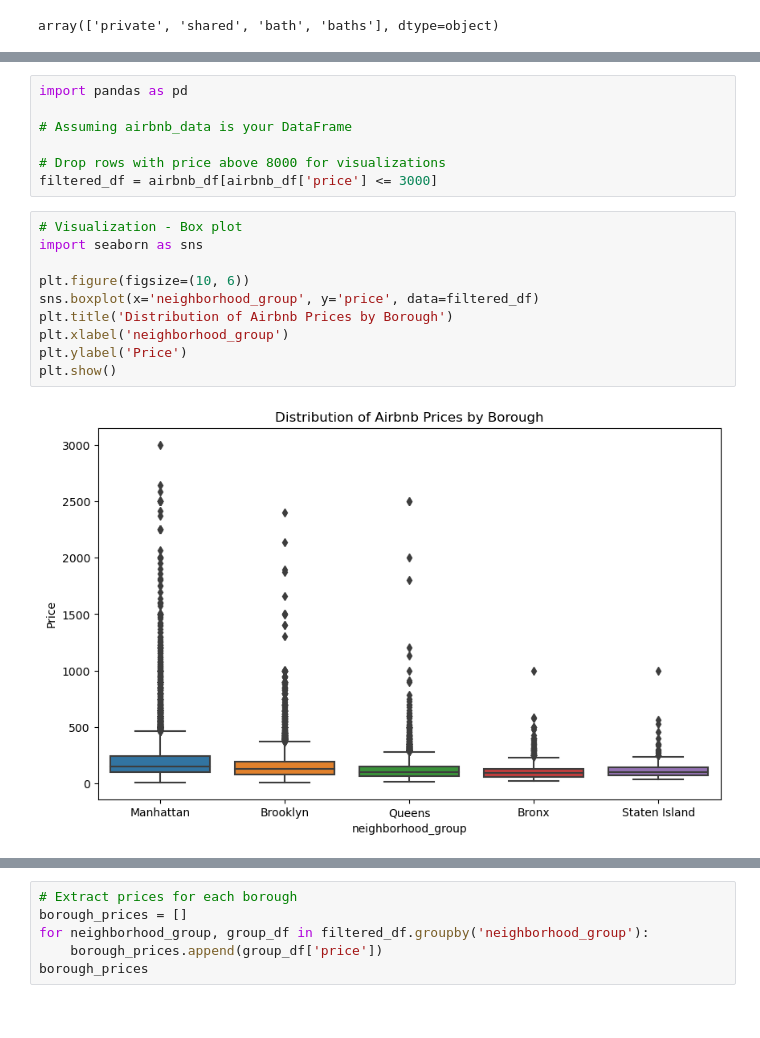
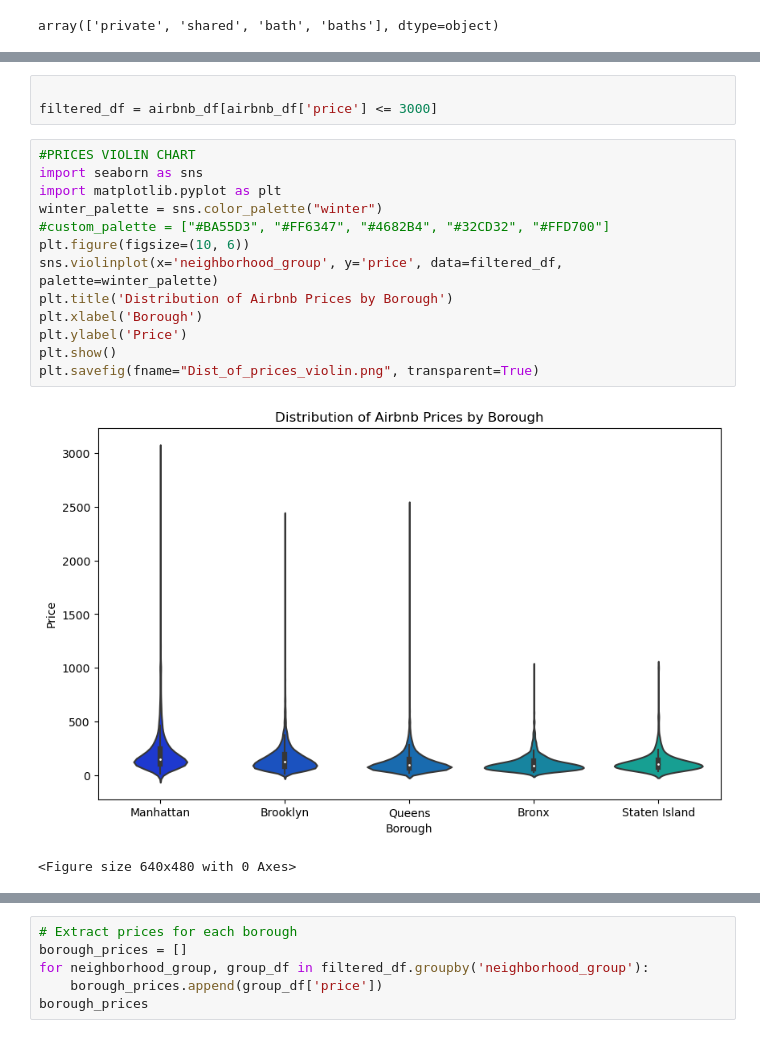
Before and after one commit to zippyprod/Project-3, a Jupyter notebook: charts.ipynb, the cells around one changed output, grey strips where cells are left out. Drawn from its saved outputs; the diff is of its cells as text.

Commit message:
update chart file

```diff
--- a/charts.ipynb
+++ b/charts.ipynb
@@ -308,19 +295,19 @@ Staten Island        285.0  1.501754  0.898452  1.0  1.0  1.0  2.0   6.0
-# %%
-import pandas as pd
-
-# Assuming airbnb_data is your DataFrame
-
-# Drop rows with price above 8000 for visualizations
-filtered_df = airbnb_df[airbnb_df['price'] <= 3000]
+# %%
+
+filtered_df = airbnb_df[airbnb_df['price'] <= 3000]
 # %%
-# Visualization - Box plot
+#PRICES VIOLIN CHART
 import seaborn as sns
-
+import matplotlib.pyplot as plt
+winter_palette = sns.color_palette("winter")
+#custom_palette = ["#BA55D3", "#FF6347", "#4682B4", "#32CD32", "#FFD700"]
 plt.figure(figsize=(10, 6))
-sns.boxplot(x='neighborhood_group', y='price', data=filtered_df)
+sns.violinplot(x='neighborhood_group', y='price', data=filtered_df, palette=winter_palette)
 plt.title('Distribution of Airbnb Prices by Borough')
-plt.xlabel('neighborhood_group')
+plt.xlabel('Borough')
 plt.ylabel('Price')
 plt.show()
+plt.savefig(fname="Dist_of_prices_violin.png", transparent=True)
 # %% [output]
-[figure, old version]
+[figure, new version]
+<Figure size 640x480 with 0 Axes>
```
Also changed, not shown: parts of 26 cells of this notebook, 5 other files.
